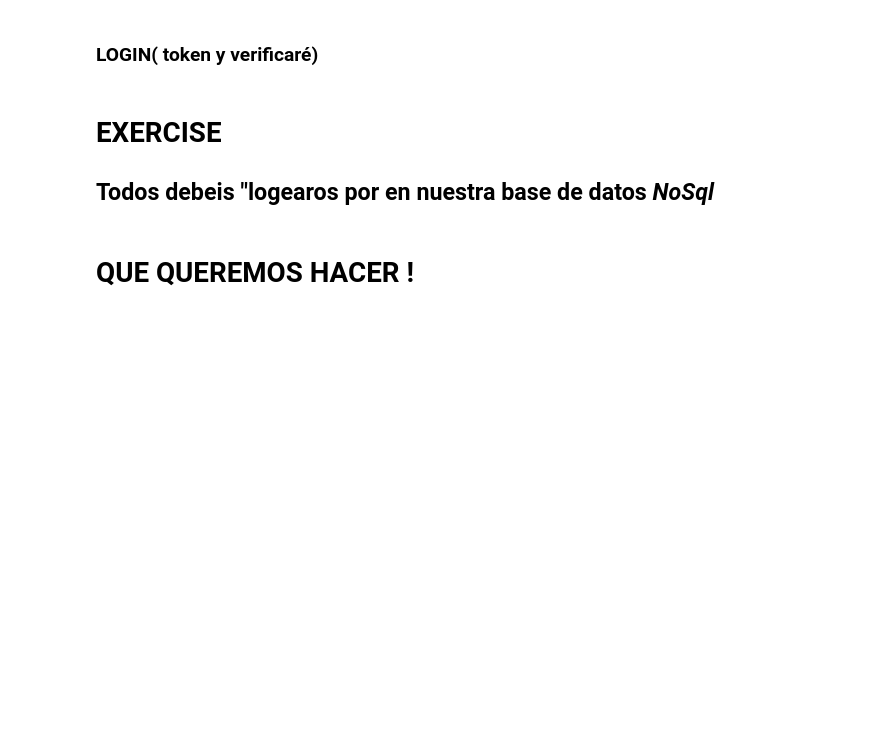
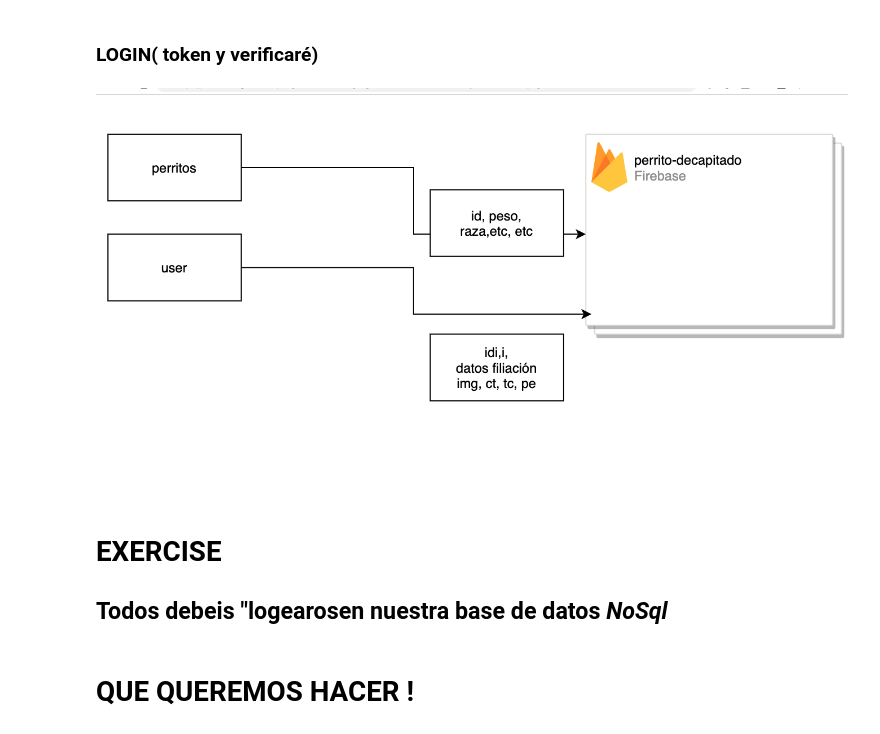
Before and after one commit to sukuzhanay/auth-firebase-nosql-bigdata1, a Jupyter notebook: bigdataproject1.ipynb, the cells around one changed output. Drawn from its saved outputs; the diff is of its cells as text; code cells hidden in the pictures; blank space fills up the shorter version.

```diff
--- a/bigdataproject1.ipynb
+++ b/bigdataproject1.ipynb
@@ -62,6 +60,10 @@ display.Image("noSql_pcd//Screenshot 2021-05-20 at 15.50.19.png")
+# %%
+display.Image("database_no_sql.png")
+# %% [output]
+[figure, added]
 # %% [markdown]
 # EXERCISE
-## Todos debeis "logearos por en nuestra base de datos *NoSql*
+## Todos debeis "logearosen nuestra base de datos *NoSql*
 # %% [markdown]
 # QUE QUEREMOS HACER !
 # %% [markdown]
```
Also changed, not shown: parts of 3 cells of this notebook, 1 other file.
